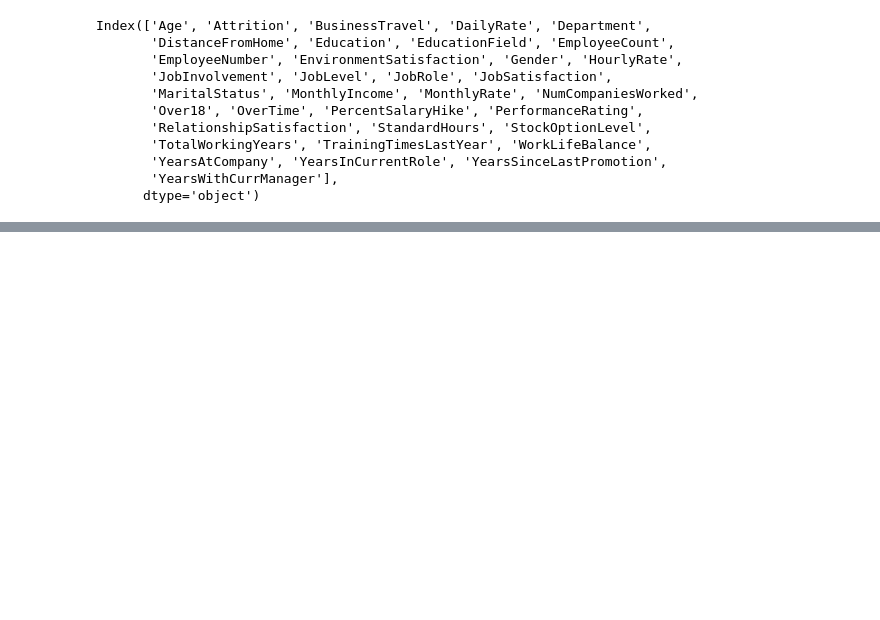
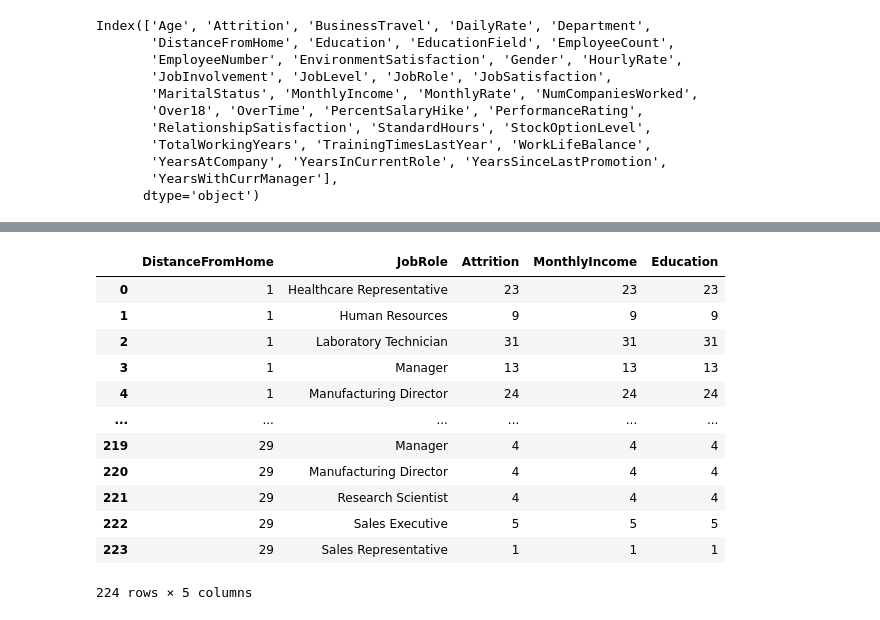
Before and after one commit to Adongo/HR-Employee-Attrition, a Jupyter notebook: Assignment 2.ipynb, the cells around one changed output, grey strips where cells are left out. Saved outputs shown, nothing was run; the diff lists cells and outputs as text; code cells hidden in the pictures; blank space fills up the shorter version.

```diff
--- a/Assignment 2.ipynb
+++ b/Assignment 2.ipynb
@@ -94,0 +82,16 @@ Index(['Age', 'Attrition', 'BusinessTravel', 'DailyRate', 'Department',
+# %%
+df1.groupby(['DistanceFromHome', 'JobRole']).count().reset_index()
+# %% [output]
+|  | DistanceFromHome | JobRole | Attrition | MonthlyIncome | Education |
+| 0 | 1 | Healthcare Representative | 23 | 23 | 23 |
+| 1 | 1 | Human Resources | 9 | 9 | 9 |
+| 2 | 1 | Laboratory Technician | 31 | 31 | 31 |
+| 3 | 1 | Manager | 13 | 13 | 13 |
+| 4 | 1 | Manufacturing Director | 24 | 24 | 24 |
+| ... | ... | ... | ... | ... | ... |
+| 219 | 29 | Manager | 4 | 4 | 4 |
+| 220 | 29 | Manufacturing Director | 4 | 4 | 4 |
+| 221 | 29 | Research Scientist | 4 | 4 | 4 |
+| 222 | 29 | Sales Executive | 5 | 5 | 5 |
+| 223 | 29 | Sales Representative | 1 | 1 | 1 |
+224 rows × 5 columns
```
Also changed, not shown: parts of 16 cells of this notebook, 1 other file.
